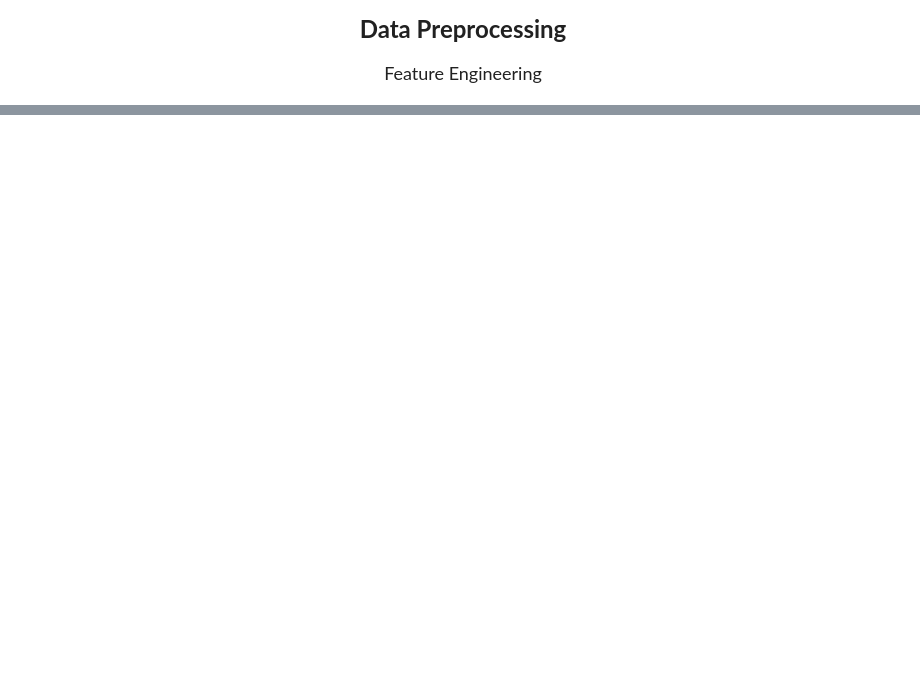
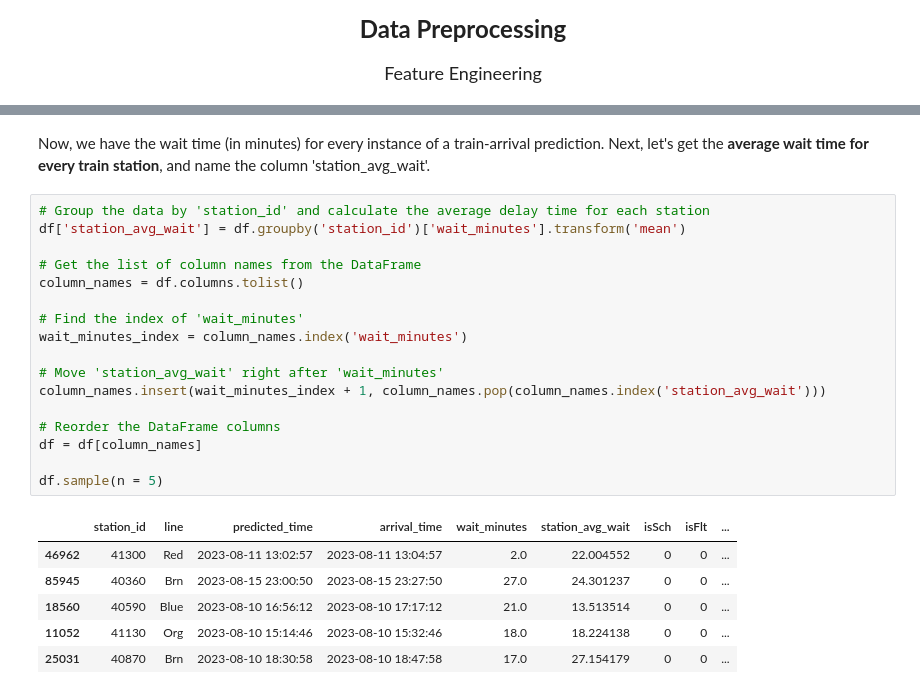
Before and after one commit to simonhui1/CTA-TimeGuard, a Jupyter notebook: index_organized.ipynb, the cells around one changed output, grey strips where cells are left out. Saved outputs shown, nothing was run; the diff lists cells and outputs as text; blank space fills up the shorter version.

```diff
--- a/index_organized.ipynb
+++ b/index_organized.ipynb
@@ -209,0 +245,26 @@ plt.show()
+# %% [markdown]
+Now, we have the wait time (in minutes) for every instance of a train-arrival prediction. Next, let's get the **average wait time for every train station**, and name the column 'station_avg_wait'.
+# %%
+# Group the data by 'station_id' and calculate the average delay time for each station
+df['station_avg_wait'] = df.groupby('station_id')['wait_minutes'].transform('mean')
+
+# Get the list of column names from the DataFrame
+column_names = df.columns.tolist()
+
+# Find the index of 'wait_minutes'
+wait_minutes_index = column_names.index('wait_minutes')
+
+# Move 'station_avg_wait' right after 'wait_minutes'
+column_names.insert(wait_minutes_index + 1, column_names.pop(column_names.index('station_avg_wait')))
+
+# Reorder the DataFrame columns
+df = df[column_names]
+
+df.sample(n = 5)
+# %% [output]
+|  | station_id | line | predicted_time | arrival_time | wait_minutes | station_avg_wait | isSch | isFlt | ... |
+| 46962 | 41300 | Red | 2023-08-11 13:02:57 | 2023-08-11 13:04:57 | 2.0 | 22.004552 | 0 | 0 | ... |
+| 85945 | 40360 | Brn | 2023-08-15 23:00:50 | 2023-08-15 23:27:50 | 27.0 | 24.301237 | 0 | 0 | ... |
+| 18560 | 40590 | Blue | 2023-08-10 16:56:12 | 2023-08-10 17:17:12 | 21.0 | 13.513514 | 0 | 0 | ... |
+| 11052 | 41130 | Org | 2023-08-10 15:14:46 | 2023-08-10 15:32:46 | 18.0 | 18.224138 | 0 | 0 | ... |
+| 25031 | 40870 | Brn | 2023-08-10 18:30:58 | 2023-08-10 18:47:58 | 17.0 | 27.154179 | 0 | 0 | ... |
```
Also changed, not shown: parts of 15 cells of this notebook.
